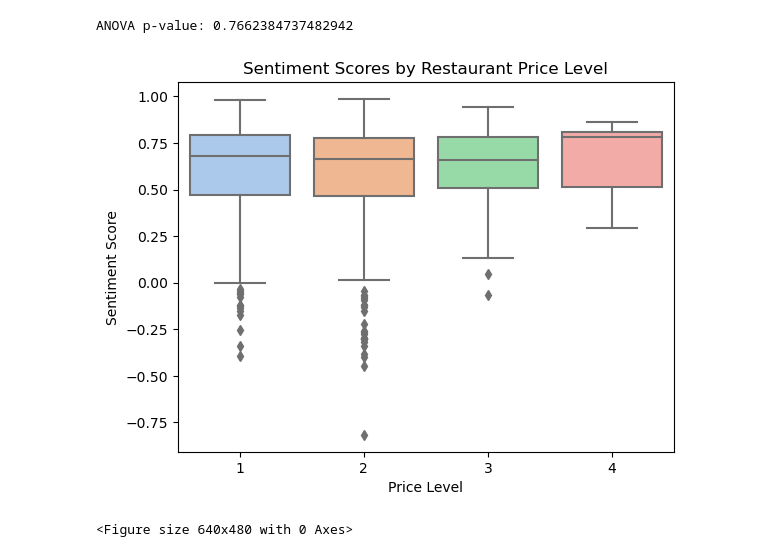
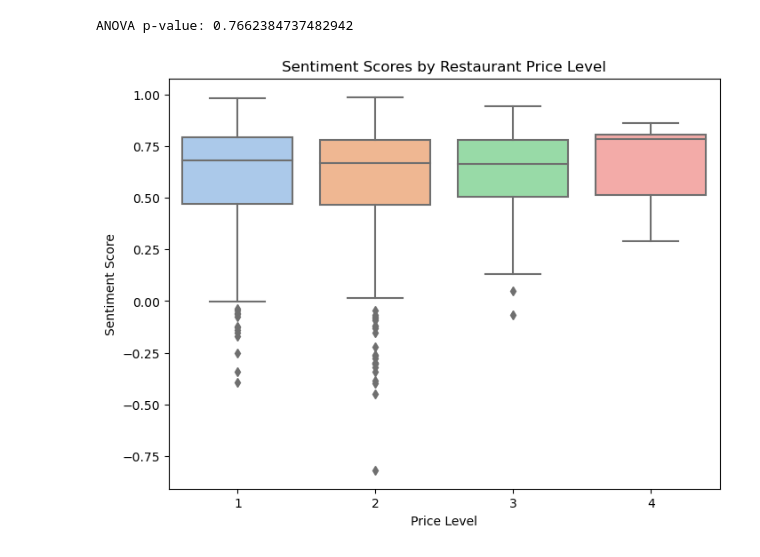
Before and after one commit to avesselinov/Project1, a Jupyter notebook: SCRIPTS/Project_1_Analysis_Plan.ipynb, the cells around one changed output. Drawn from its saved outputs; the diff is of its cells as text; code cells hidden in the pictures.

Commit message:
reupload boxplot and add spearman analysis

```diff
--- a/SCRIPTS/Project_1_Analysis_Plan.ipynb
+++ b/SCRIPTS/Project_1_Analysis_Plan.ipynb
@@ -179,15 +179,20 @@ print(f"ANOVA p-value: {anova_result.pvalue}")
 ANOVA p-value: 0.7662384737482942
 # %%
 # Visualization
-sns.boxplot(x='price_level', y='sentiment_score', data=df, palette='pastel')
-plt.title('Sentiment Scores by Restaurant Price Level')
-plt.xlabel('Price Level')
-plt.ylabel('Sentiment Score')
+
+fig, ax = plt.subplots(figsize=(8, 6))  # Assigns an Axes object
+
+# Boxplot
+sns.boxplot(x='price_level', y='sentiment_score', data=df, palette='pastel', ax=ax)
+
+# Set title and labels on the Axes object
+ax.set_title('Sentiment Scores by Restaurant Price Level')
+ax.set_xlabel('Price Level')
+ax.set_ylabel('Sentiment Score')
+
 plt.show()
 # %% [output]
-[figure, old version]
+[figure, new version]
 # %%
 # Export visualization
-plt.savefig('sentiment_scores_by_price_boxplot.png')
+fig.savefig('sentiment_scores_by_price_boxplot.png')
-# %% [output]
-<Figure size 640x480 with 0 Axes>
```
Also changed, not shown: 2 other files.
